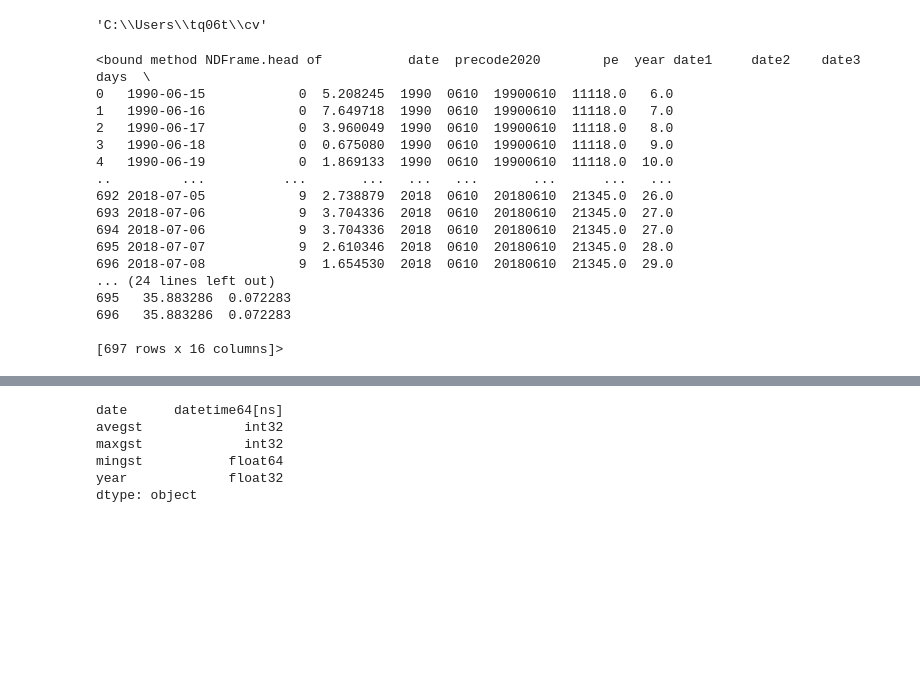
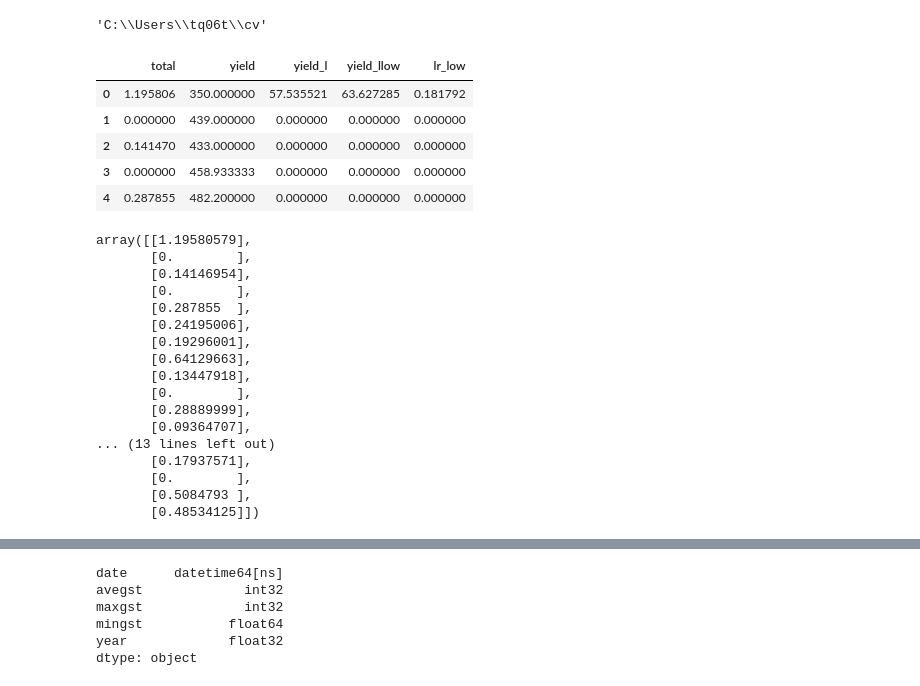
Before and after one commit to xlizheng/cv, a Jupyter notebook: cv.ipynb, the cells around one changed output, grey strips where cells are left out. Cells and saved outputs as stored; diff of their text form; code cells hidden in the pictures; blank space fills up the shorter version.

```diff
--- a/cv.ipynb
+++ b/cv.ipynb
@@ -6,24 +6,35 @@ os.getcwd()
 # %%
 import numpy as np
 import pandas as pd
-f=r'陵城区降水temp.dta'
-HighTemp=pd.read_stata(f)
-HighTemp.head
+f=r'总指数.dta'
+df=pd.read_stata(f)
+df.head()
 # %% [output]
-<bound method NDFrame.head of           date  precode2020        pe  year date1     date2    date3  days  \
-0   1990-06-15            0  5.208245  1990  0610  19900610  11118.0   6.0
-1   1990-06-16            0  7.649718  1990  0610  19900610  11118.0   7.0
-2   1990-06-17            0  3.960049  1990  0610  19900610  11118.0   8.0
-3   1990-06-18            0  0.675080  1990  0610  19900610  11118.0   9.0
-4   1990-06-19            0  1.869133  1990  0610  19900610  11118.0  10.0
-..         ...          ...       ...   ...   ...       ...      ...   ...
-692 2018-07-05            9  2.738879  2018  0610  20180610  21345.0  26.0
-693 2018-07-06            9  3.704336  2018  0610  20180610  21345.0  27.0
-694 2018-07-06            9  3.704336  2018  0610  20180610  21345.0  27.0
-695 2018-07-07            9  2.610346  2018  0610  20180610  21345.0  28.0
-696 2018-07-08            9  1.654530  2018  0610  20180610  21345.0  29.0
-... (24 lines left out)
-695   35.883286  0.072283
-696   35.883286  0.072283
-
-[697 rows x 16 columns]>
+|  | total | yield | yield_l | yield_llow | lr_low |
+| 0 | 1.195806 | 350.000000 | 57.535521 | 63.627285 | 0.181792 |
+| 1 | 0.000000 | 439.000000 | 0.000000 | 0.000000 | 0.000000 |
+| 2 | 0.141470 | 433.000000 | 0.000000 | 0.000000 | 0.000000 |
+| 3 | 0.000000 | 458.933333 | 0.000000 | 0.000000 | 0.000000 |
+| 4 | 0.287855 | 482.200000 | 0.000000 | 0.000000 | 0.000000 |
+# %%
+ar=np.array(df)  #转化成矩阵
+total=ar[::,:1:].copy()   #取出向量
+total
+# %% [output]
+array([[1.19580579],
+       [0.        ],
+       [0.14146954],
+       [0.        ],
+       [0.287855  ],
+       [0.24195006],
+       [0.19296001],
+       [0.64129663],
+       [0.13447918],
+       [0.        ],
+       [0.28889999],
+       [0.09364707],
+... (13 lines left out)
+       [0.17937571],
+       [0.        ],
+       [0.5084793 ],
+       [0.48534125]])
```
Also changed, not shown: parts of 4 cells of this notebook, 1 other file.
